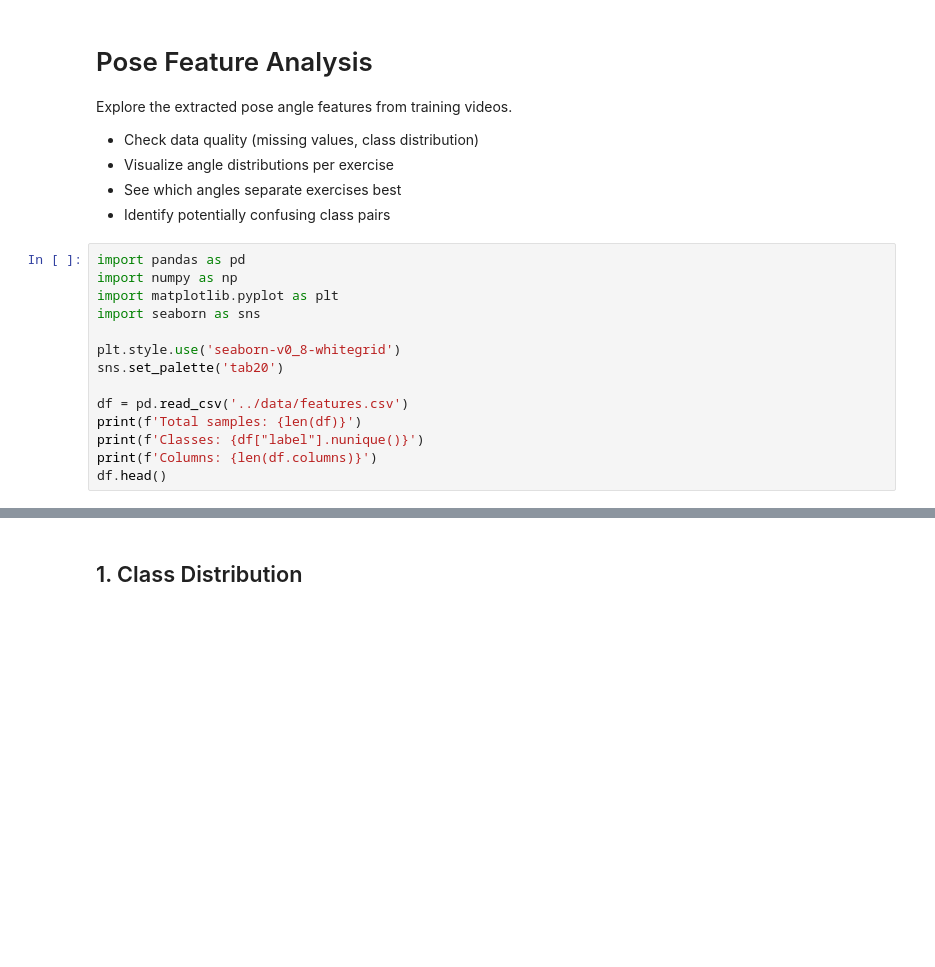
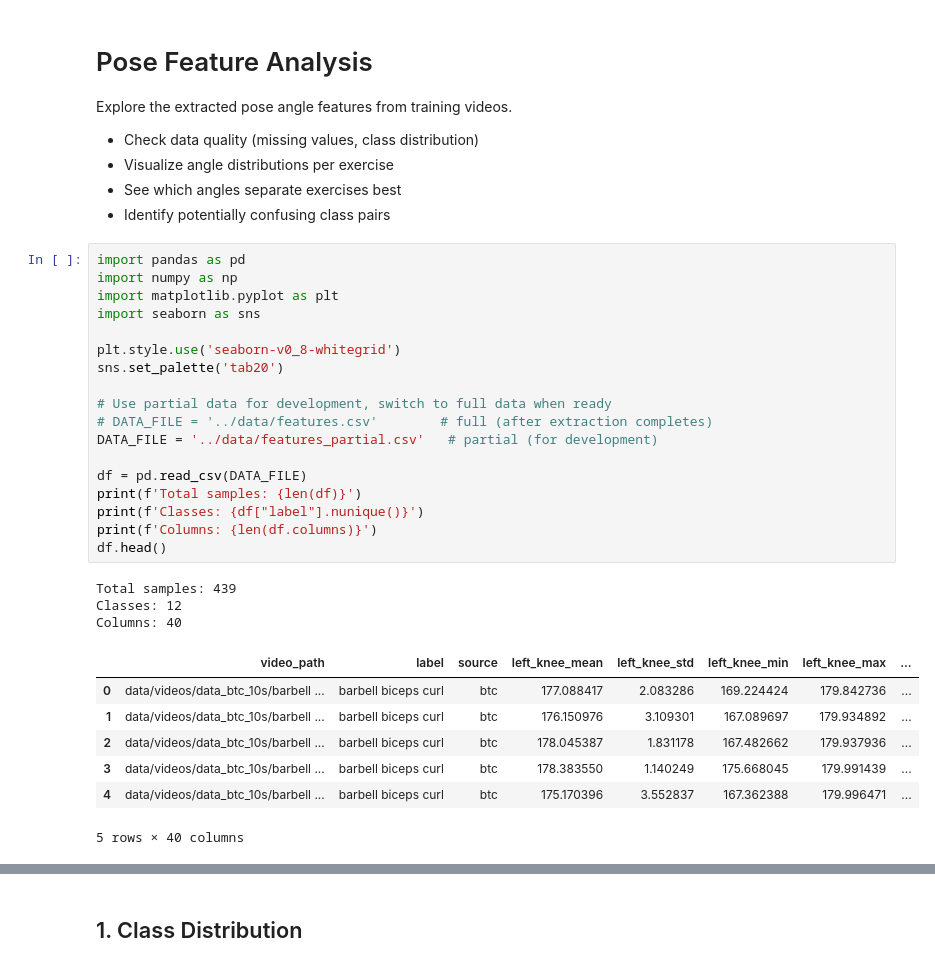
Before and after one commit to 12194916/smart-gym-monitoring, a Jupyter notebook: notebooks/analysis.ipynb, the cells around one changed output, grey strips where cells are left out. Saved outputs shown, nothing was run; the diff lists cells and outputs as text; blank space fills up the shorter version.

```diff
--- a/notebooks/analysis.ipynb
+++ b/notebooks/analysis.ipynb
@@ -9,14 +9,29 @@ Explore the extracted pose angle features from training videos.
 # %%
 import pandas as pd
 import numpy as np
 import matplotlib.pyplot as plt
 import seaborn as sns
 
 plt.style.use('seaborn-v0_8-whitegrid')
 sns.set_palette('tab20')
 
-df = pd.read_csv('../data/features.csv')
+# Use partial data for development, switch to full data when ready
+# DATA_FILE = '../data/features.csv'        # full (after extraction completes)
+DATA_FILE = '../data/features_partial.csv'   # partial (for development)
+
+df = pd.read_csv(DATA_FILE)
 print(f'Total samples: {len(df)}')
 print(f'Classes: {df["label"].nunique()}')
 print(f'Columns: {len(df.columns)}')
 df.head()
+# %% [output]
+Total samples: 439
+Classes: 12
+Columns: 40
+|  | video_path | label | source | left_knee_mean | left_knee_std | left_knee_min | left_knee_max | ... |
+| 0 | data/videos/data_btc_10s/barbell ... | barbell biceps curl | btc | 177.088417 | 2.083286 | 169.224424 | 179.842736 | ... |
+| 1 | data/videos/data_btc_10s/barbell ... | barbell biceps curl | btc | 176.150976 | 3.109301 | 167.089697 | 179.934892 | ... |
+| 2 | data/videos/data_btc_10s/barbell ... | barbell biceps curl | btc | 178.045387 | 1.831178 | 167.482662 | 179.937936 | ... |
+| 3 | data/videos/data_btc_10s/barbell ... | barbell biceps curl | btc | 178.383550 | 1.140249 | 175.668045 | 179.991439 | ... |
+| 4 | data/videos/data_btc_10s/barbell ... | barbell biceps curl | btc | 175.170396 | 3.552837 | 167.362388 | 179.996471 | ... |
+5 rows × 40 columns
```
Also changed, not shown: parts of 11 cells of this notebook, 9 other files.
